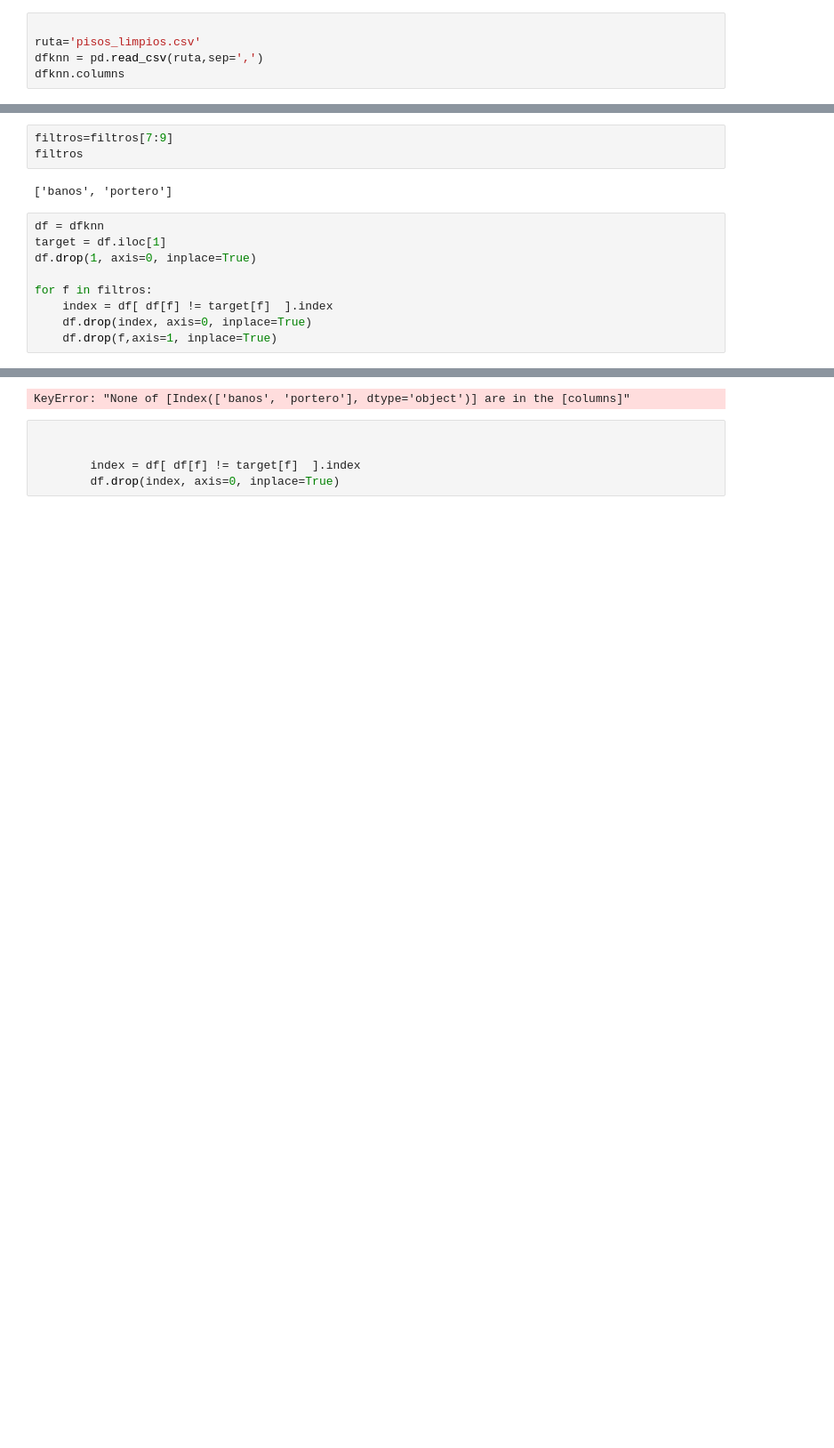
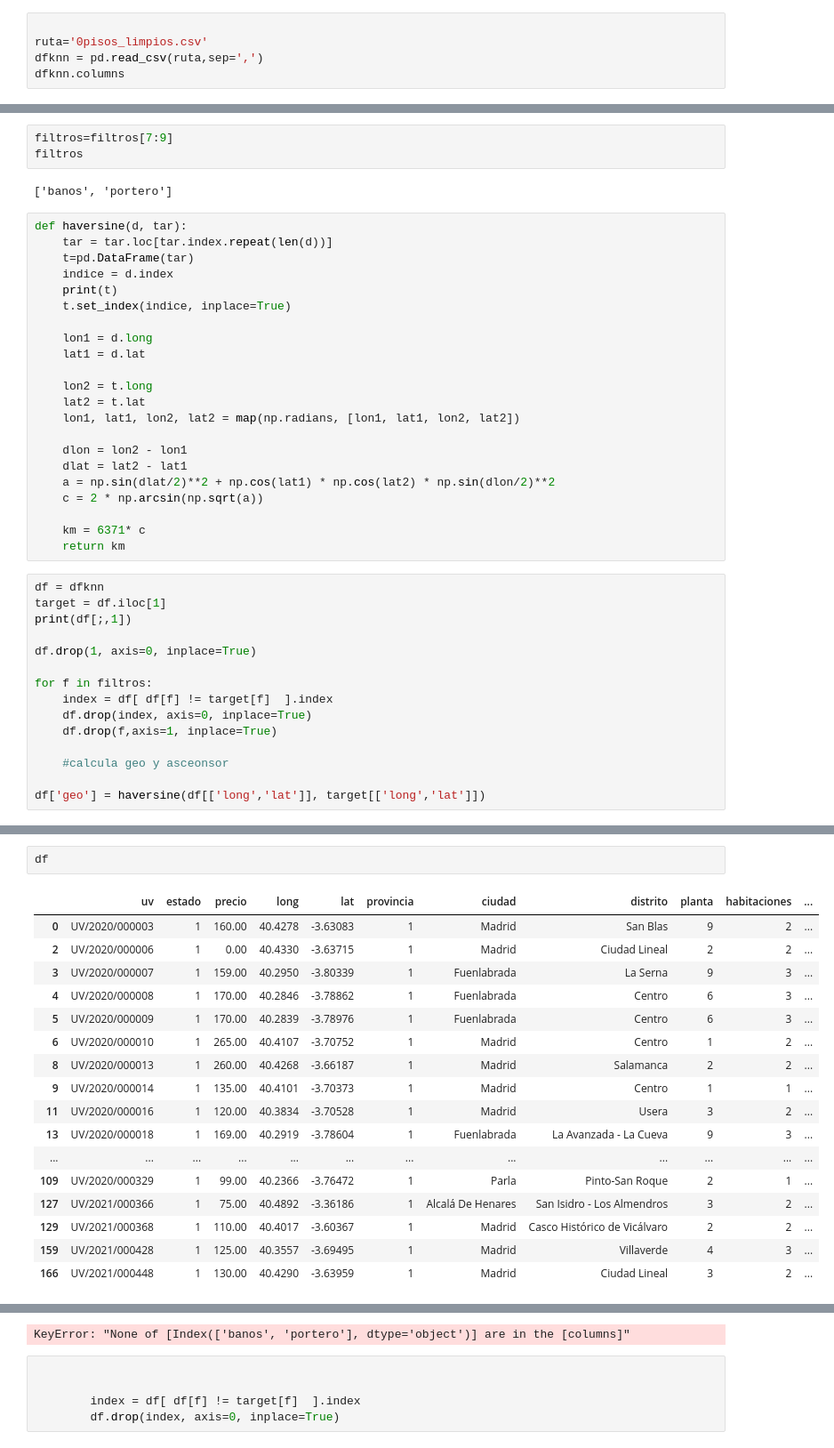
Before and after one commit to emilio-carrasco/clikalia, a Jupyter notebook: tester/knn.ipynb, the cells around one changed output, grey strips where cells are left out. Shown: that part at 89% size. Drawn from its saved outputs; the diff is of its cells as text; blank space fills up the shorter version.

```diff
--- a/tester/knn.ipynb
+++ b/tester/knn.ipynb
@@ -3,7 +3,7 @@ import pandas as pd
 import json
 # %%
 
-ruta='pisos_limpios.csv'
+ruta='0pisos_limpios.csv'
 dfknn = pd.read_csv(ruta,sep=',')
 dfknn.columns
 # %% [output]
@@ -36,13 +36,41 @@ filtros=filtros[7:9]
 filtros
 # %% [output]
 ['banos', 'portero']
+# %%
+def haversine(d, tar):
+    tar = tar.loc[tar.index.repeat(len(d))]
+    t=pd.DataFrame(tar)
+    indice = d.index
+    print(t)
+    t.set_index(indice, inplace=True)
+
+    lon1 = d.long
+    lat1 = d.lat
+
+    lon2 = t.long
+    lat2 = t.lat
+    lon1, lat1, lon2, lat2 = map(np.radians, [lon1, lat1, lon2, lat2])
+
+    dlon = lon2 - lon1
+    dlat = lat2 - lat1
+    a = np.sin(dlat/2)**2 + np.cos(lat1) * np.cos(lat2) * np.sin(dlon/2)**2
+    c = 2 * np.arcsin(np.sqrt(a))
+
+    km = 6371* c
+    return km
 # %%
 df = dfknn
 target = df.iloc[1]
+print(df[;,1])
+
 df.drop(1, axis=0, inplace=True)
 
 for f in filtros:
     index = df[ df[f] != target[f]  ].index
     df.drop(index, axis=0, inplace=True)
     df.drop(f,axis=1, inplace=True)
+
+    #calcula geo y asceonsor
+
+df['geo'] = haversine(df[['long','lat']], target[['long','lat']])
 # %% [output]
@@ -49,0 +78,20 @@ ValueError: No axis named row for object type Series
+# %%
+df
+# %% [output]
+|  | uv | estado | precio | long | lat | provincia | ciudad | distrito | planta | habitaciones | ... |
+| 0 | UV/2020/000003 | 1 | 160.00 | 40.4278 | -3.63083 | 1 | Madrid | San Blas | 9 | 2 | ... |
+| 2 | UV/2020/000006 | 1 | 0.00 | 40.4330 | -3.63715 | 1 | Madrid | Ciudad Lineal | 2 | 2 | ... |
+| 3 | UV/2020/000007 | 1 | 159.00 | 40.2950 | -3.80339 | 1 | Fuenlabrada | La Serna | 9 | 3 | ... |
+| 4 | UV/2020/000008 | 1 | 170.00 | 40.2846 | -3.78862 | 1 | Fuenlabrada | Centro | 6 | 3 | ... |
+| 5 | UV/2020/000009 | 1 | 170.00 | 40.2839 | -3.78976 | 1 | Fuenlabrada | Centro | 6 | 3 | ... |
+| 6 | UV/2020/000010 | 1 | 265.00 | 40.4107 | -3.70752 | 1 | Madrid | Centro | 1 | 2 | ... |
+| 8 | UV/2020/000013 | 1 | 260.00 | 40.4268 | -3.66187 | 1 | Madrid | Salamanca | 2 | 2 | ... |
+| 9 | UV/2020/000014 | 1 | 135.00 | 40.4101 | -3.70373 | 1 | Madrid | Centro | 1 | 1 | ... |
+| 11 | UV/2020/000016 | 1 | 120.00 | 40.3834 | -3.70528 | 1 | Madrid | Usera | 3 | 2 | ... |
+| 13 | UV/2020/000018 | 1 | 169.00 | 40.2919 | -3.78604 | 1 | Fuenlabrada | La Avanzada - La Cueva | 9 | 3 | ... |
+| ... | ... | ... | ... | ... | ... | ... | ... | ... | ... | ... | ... |
+| 109 | UV/2020/000329 | 1 | 99.00 | 40.2366 | -3.76472 | 1 | Parla | Pinto-San Roque | 2 | 1 | ... |
+| 127 | UV/2021/000366 | 1 | 75.00 | 40.4892 | -3.36186 | 1 | Alcalá De Henares | San Isidro - Los Almendros | 3 | 2 | ... |
+| 129 | UV/2021/000368 | 1 | 110.00 | 40.4017 | -3.60367 | 1 | Madrid | Casco Histórico de Vicálvaro | 2 | 2 | ... |
+| 159 | UV/2021/000428 | 1 | 125.00 | 40.3557 | -3.69495 | 1 | Madrid | Villaverde | 4 | 3 | ... |
+| 166 | UV/2021/000448 | 1 | 130.00 | 40.4290 | -3.63959 | 1 | Madrid | Ciudad Lineal | 3 | 2 | ... |
```
Also changed, not shown: parts of 3 cells of this notebook.
